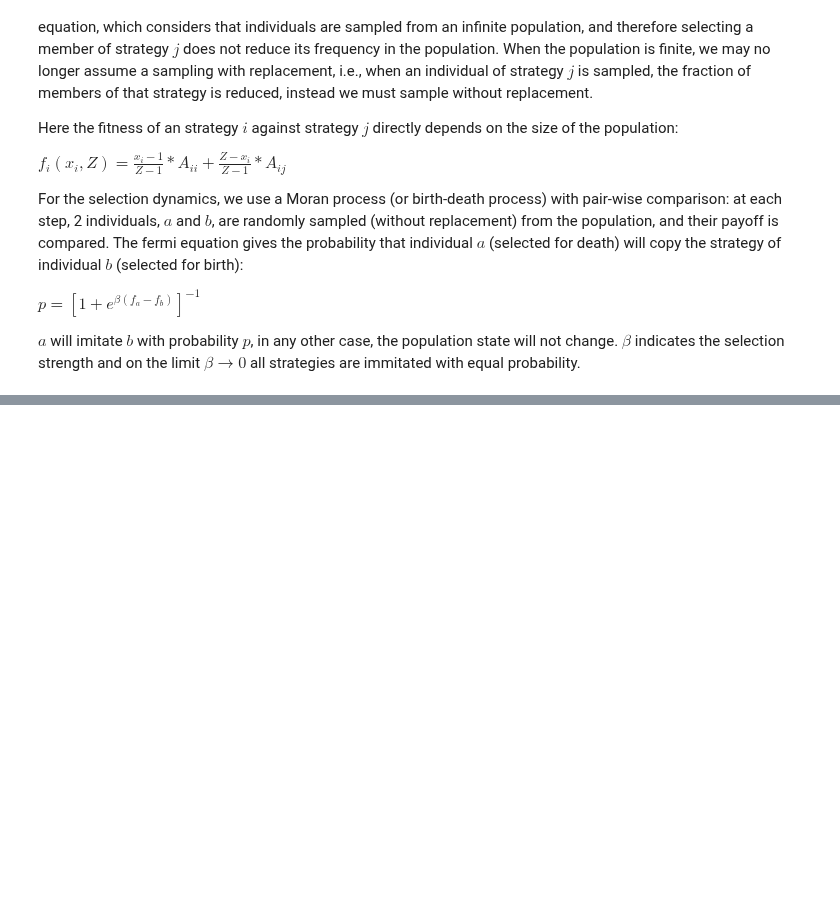
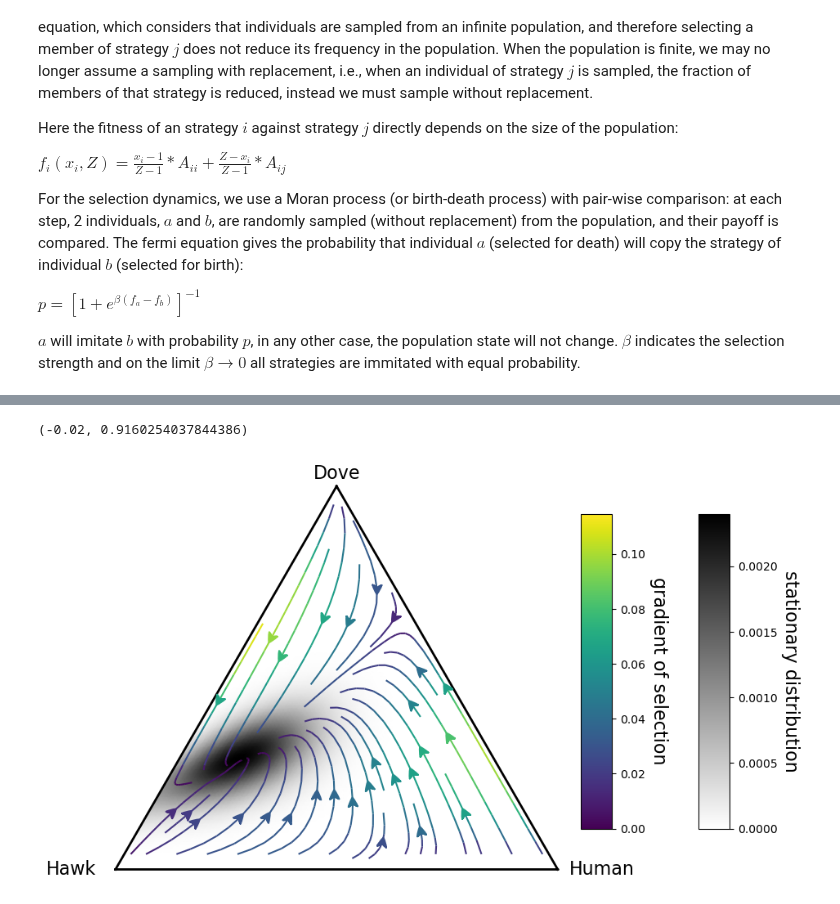
Before and after one commit to Socrats/EGTTools, a Jupyter notebook: docs/examples/examples_of_use.ipynb, the cells around one changed output, grey strips where cells are left out. Cells and saved outputs as stored; diff of their text form; code cells hidden in the pictures; blank space fills up the shorter version.

```diff
--- a/docs/examples/examples_of_use.ipynb
+++ b/docs/examples/examples_of_use.ipynb
@@ -122,0 +157,34 @@ $a$ will imitate $b$ with probability $p$, in any other case, the population sta
+# %%
+# Payoff matrix
+V = 2; D = 3; T = 1; F = 2; S = 1
+A = np.array([
+        [ (V-D)/2, V, 0], # Hawk
+        [ 0      , (V/2) - T, F], # Dove
+        [ 0      , S, 0] # Human
+    ])
+type_labels = ['Hawk', 'Dove', 'Human']
+# %%
+fig, ax = plt.subplots(figsize=(12,10))
+
+simplex, gradient_functionm, evolver = plot_moran_dynamics_in_simplex_without_roots(payoff_matrix=A, population_size=Z, beta=beta, ax=ax)
+
+evolver.mu = mu
+sd = evolver.calculate_stationary_distribution(beta=beta)
+
+plot = (simplex
+           .draw_triangle()
+           .add_vertex_labels(type_labels, epsilon_bottom=0.1, epsilon_top=0.03)
+           .draw_stationary_distribution(sd, alpha=1, shrink=0.5,
+                                         edgecolors='gray', cmap='binary', shading='gouraud', zorder=0)
+           .draw_gradients(zorder=2, linewidth=1.5)
+           .add_colorbar(shrink=0.5)
+          )
+
+ax.axis('off')
+ax.set_aspect('equal')
+
+plt.xlim((-.05,1.05))
+plt.ylim((-.02, simplex.top_corner + 0.05))
+# %% [output]
+(-0.02, 0.9160254037844386)
+[figure, added]
```
Also changed, not shown: parts of 14 cells of this notebook, 6 other files.
